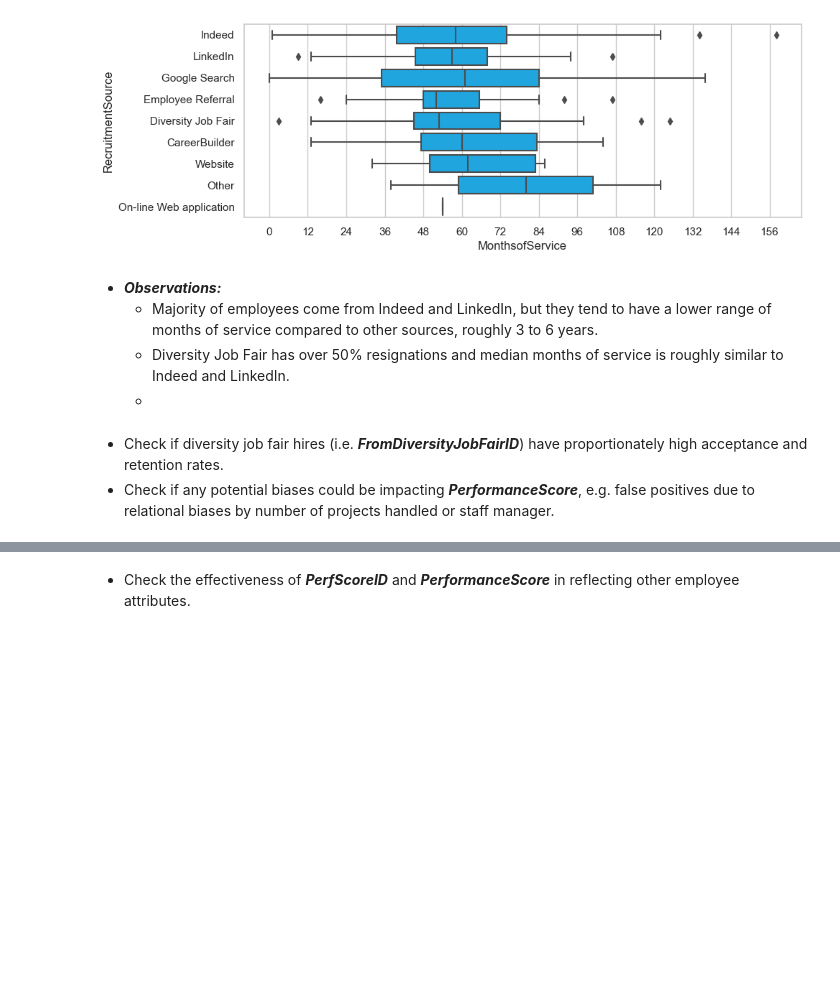
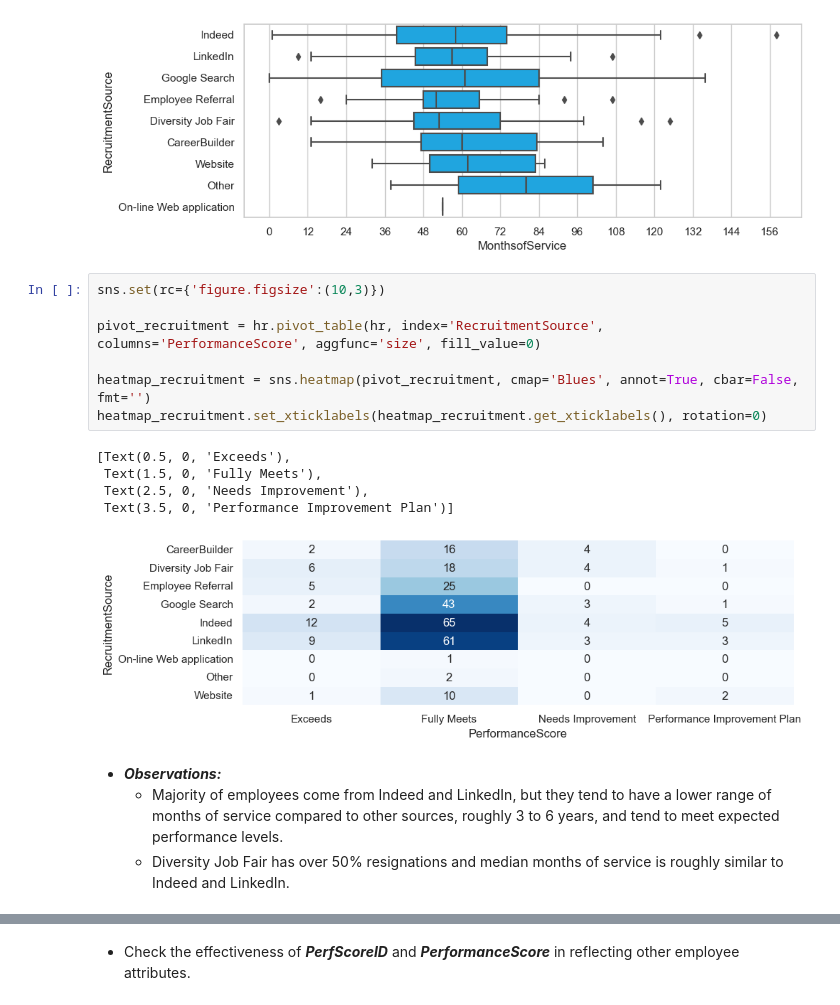
Before and after one commit to makuharistudio/data-visualisation-datasets, a Jupyter notebook: Human Resources/Human Resources.ipynb, the cells around one changed output, grey strips where cells are left out. Drawn from its saved outputs; the diff is of its cells as text; blank space fills up the shorter version.

```diff
--- a/Human Resources/Human Resources.ipynb
+++ b/Human Resources/Human Resources.ipynb
@@ -1045,15 +1045,20 @@ boxplot_recruitment.xaxis.set_major_locator(ticker.MultipleLocator(12))
 boxplot_recruitment.xaxis.set_major_formatter(ticker.ScalarFormatter())
 # %% [output]
 [figure]
+# %%
+sns.set(rc={'figure.figsize':(10,3)})
+
+pivot_recruitment = hr.pivot_table(hr, index='RecruitmentSource', columns='PerformanceScore', aggfunc='size', fill_value=0)
+
+heatmap_recruitment = sns.heatmap(pivot_recruitment, cmap='Blues', annot=True, cbar=False, fmt='')
+heatmap_recruitment.set_xticklabels(heatmap_recruitment.get_xticklabels(), rotation=0)
+# %% [output]
+[Text(0.5, 0, 'Exceeds'),
+ Text(1.5, 0, 'Fully Meets'),
+ Text(2.5, 0, 'Needs Improvement'),
+ Text(3.5, 0, 'Performance Improvement Plan')]
+[figure, added]
 # %% [markdown]
 - _**Observations:**_
-  - Majority of employees come from Indeed and LinkedIn, but they tend to have a lower range of months of service compared to other sources, roughly 3 to 6 years.
+  - Majority of employees come from Indeed and LinkedIn, but they tend to have a lower range of months of service compared to other sources, roughly 3 to 6 years, and tend to meet expected performance levels.
   - Diversity Job Fair has over 50% resignations and median months of service is roughly similar to Indeed and LinkedIn.
-  -
-# %% [markdown]
-
-
-
-
-* Check if diversity job fair hires (i.e. _**FromDiversityJobFairID**_) have proportionately high acceptance and retention rates.
-* Check if any potential biases could be impacting _**PerformanceScore**_, e.g. false positives due to relational biases by number of projects handled or staff manager.
```
Also changed, not shown: parts of 13 cells of this notebook.
